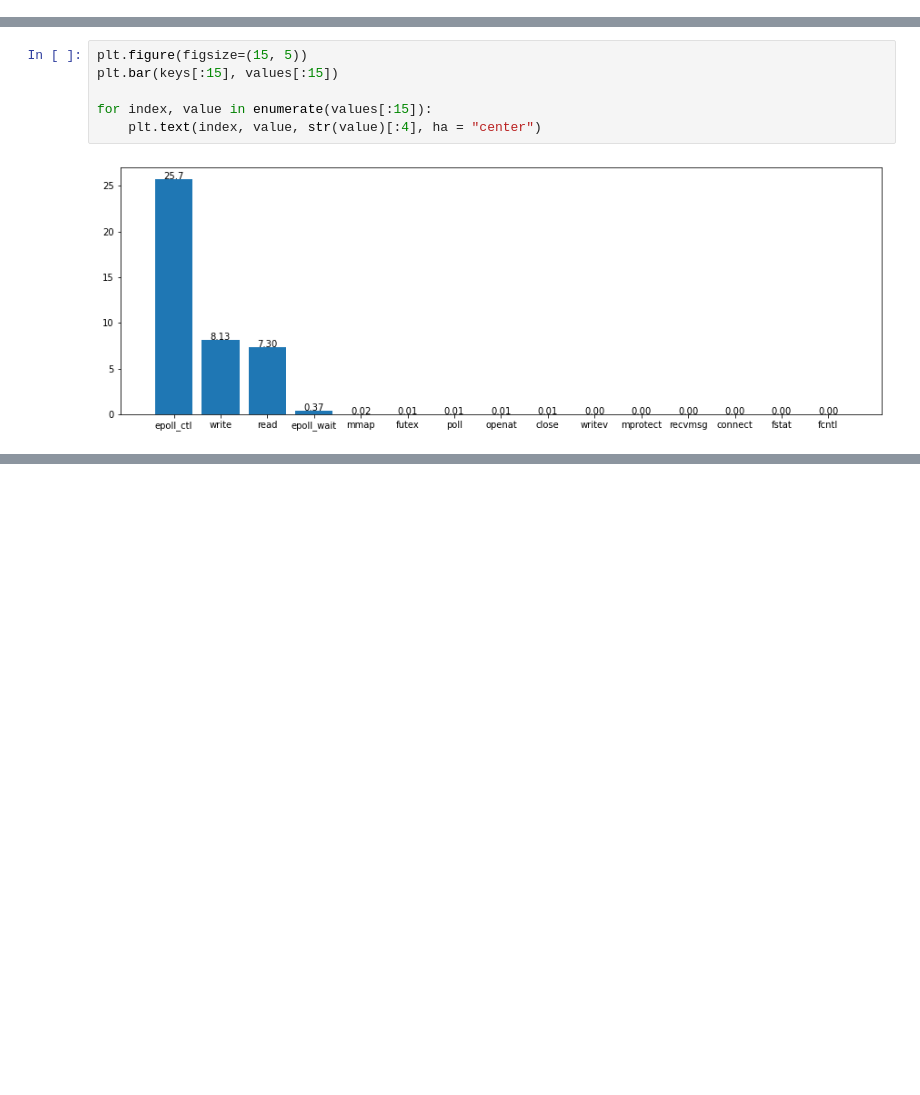
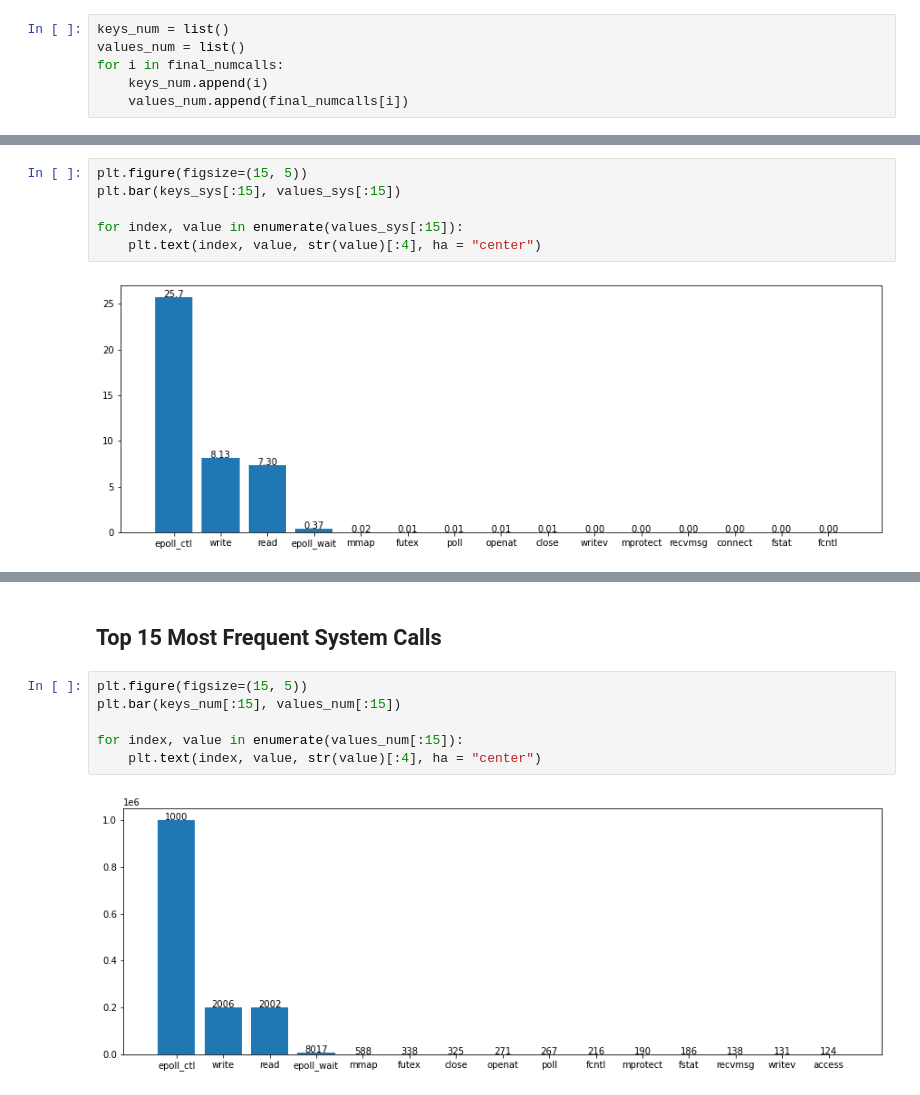
Before and after one commit to RIT3shSapata/CCBD_Assignment, a Jupyter notebook: Analysis/Analysis.ipynb, the cells around one changed output, grey strips where cells are left out. Cells and saved outputs as stored; diff of their text form; blank space fills up the shorter version.

```diff
--- a/Analysis/Analysis.ipynb
+++ b/Analysis/Analysis.ipynb
@@ -250,0 +418,6 @@ for i in final_calls:
+# %%
+keys_num = list()
+values_num = list()
+for i in final_numcalls:
+    keys_num.append(i)
+    values_num.append(final_numcalls[i])
@@ -255,8 +434,8 @@ for i in final_calls:
 # %%
 plt.figure(figsize=(15, 5))
-plt.bar(keys[:15], values[:15])
+plt.bar(keys_sys[:15], values_sys[:15])
 
-for index, value in enumerate(values[:15]):
+for index, value in enumerate(values_sys[:15]):
     plt.text(index, value, str(value)[:4], ha = "center")
 # %% [output]
 [figure]
@@ -274,0 +454,10 @@ plt.legend(loc = "center", bbox_to_anchor = (1.05, 1))
+# %% [markdown]
+## Top 15 Most Frequent System Calls
+# %%
+plt.figure(figsize=(15, 5))
+plt.bar(keys_num[:15], values_num[:15])
+
+for index, value in enumerate(values_num[:15]):
+    plt.text(index, value, str(value)[:4], ha = "center")
+# %% [output]
+[figure, added]
```
Also changed, not shown: parts of 33 cells of this notebook.
